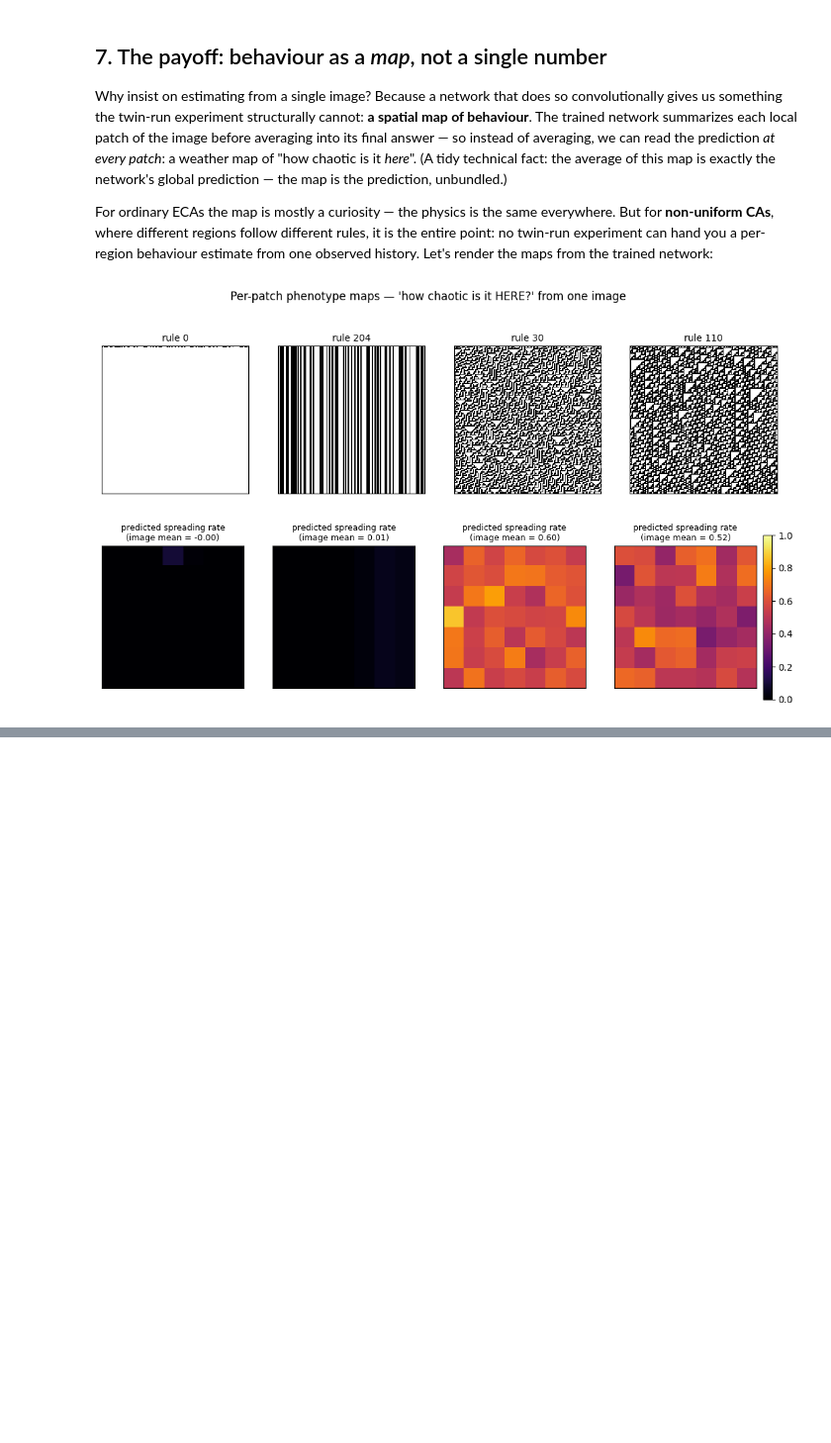
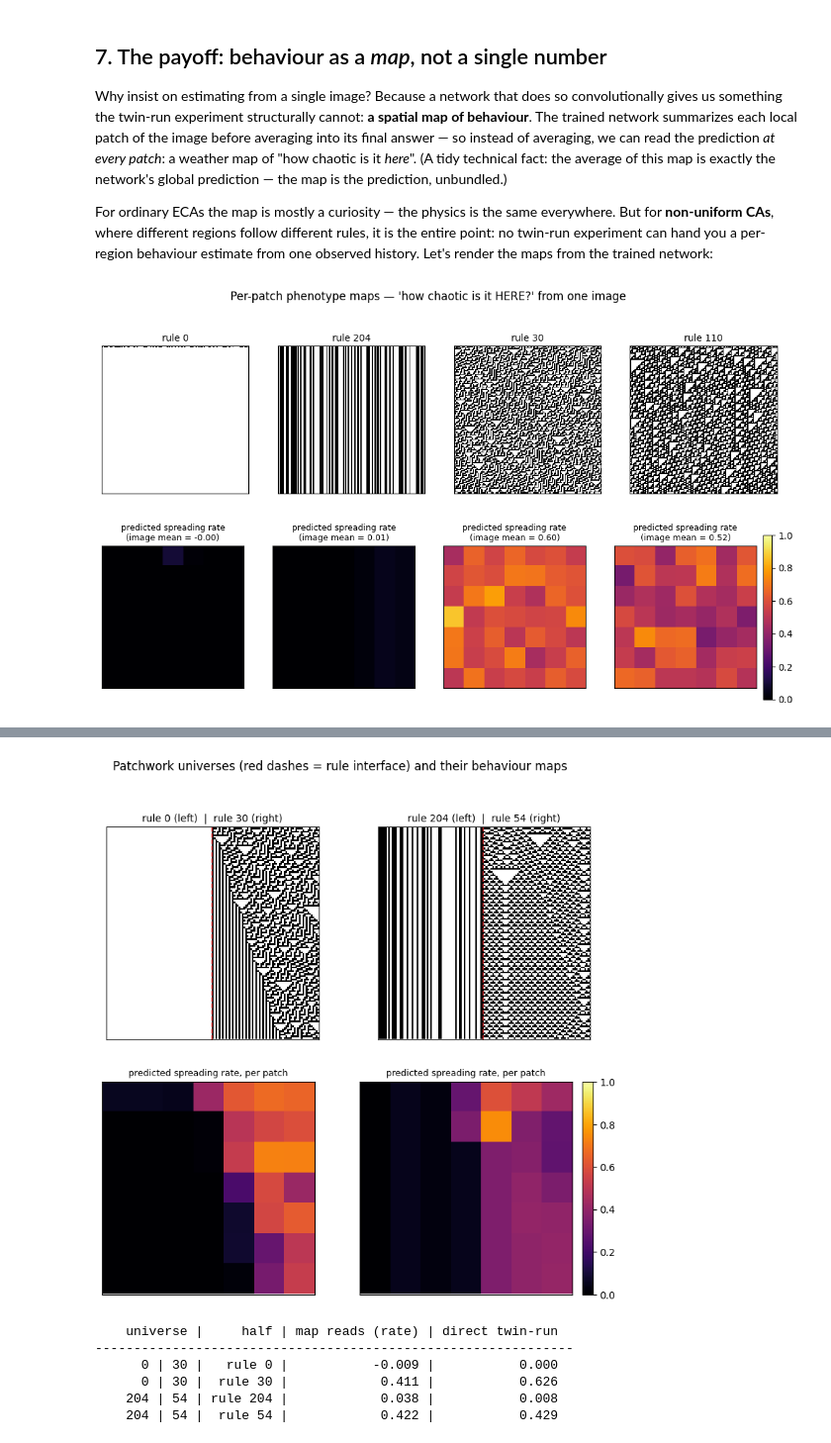
Before and after one commit to mrollier/caspectra, a Jupyter notebook: notebooks/04_invariant_amortization.ipynb, the cells around one changed output, grey strips where cells are left out. Shown at 99% size. Cells and saved outputs as stored; diff of their text form; code cells hidden in the pictures; blank space fills up the shorter version.

```diff
--- a/notebooks/04_invariant_amortization.ipynb
+++ b/notebooks/04_invariant_amortization.ipynb
@@ -483,0 +507,66 @@ known next steps on this thread.
+# %%
+from caspectra.ca.nuca import NonUniformCA, half_mask
+from caspectra.eval.nuca_metrics import region_columns, region_means
+
+# The revised "local-norm" network (runs/lever_a_local) and its scaler.
+cfg_local = ExperimentConfig.from_yaml(str(ROOT / "configs/lever_a_local.yaml"))
+ck_local = torch.load(ROOT / "runs/lever_a_local/checkpoint_final.pt",
+                      map_location="cpu", weights_only=False)
+model_local = build_model(cfg_local.model)
+model_local.load_state_dict(ck_local["model_state"])
+model_local.eval()
+mean_l = torch.tensor(ck_local["scaler_mean"], dtype=torch.float32)
+std_l = torch.tensor(ck_local["scaler_std"], dtype=torch.float32)
+
+MASK = half_mask(127)  # rule_a on cells [0, 63), rule_b on the rest of the ring
+
+
+def composed(rule_left, rule_right, seed=3):
+    rng = np.random.default_rng(seed)
+    return NonUniformCA(rule_left, rule_right, MASK).random_diagram(127, 127, rng)
+
+
+def phenotype_map(model_, mean_, std_, img):
+    x = torch.from_numpy(img).float().unsqueeze(0).unsqueeze(0)
+    with torch.no_grad():
+        pmap = model_.predict_map(x) * std_.view(1, -1, 1, 1) + mean_.view(1, -1, 1, 1)
+    return pmap[0].numpy()
+
+
+pairs = [(0, 30), (204, 54)]
+fig, axes = plt.subplots(2, 2, figsize=(9, 8.5))
+for col, (ra, rb) in enumerate(pairs):
+    img = composed(ra, rb)
+    pmap = phenotype_map(model_local, mean_l, std_l, img)
+    axes[0, col].imshow(img, cmap="binary", interpolation="nearest")
+    axes[0, col].axvline(62.5, color="tab:red", lw=1.2, ls="--")
+    axes[0, col].set_title(f"rule {ra} (left)  |  rule {rb} (right)", fontsize=10)
+    im = axes[1, col].imshow(pmap[RATE], cmap="inferno", vmin=0, vmax=1,
+                             interpolation="nearest")
+    axes[1, col].set_title("predicted spreading rate, per patch", fontsize=9)
+    for ax in axes[:, col]:
+        ax.set_xticks([]); ax.set_yticks([])
+fig.colorbar(im, ax=axes[1, :].tolist(), fraction=0.03, pad=0.02)
+fig.suptitle("Patchwork universes (red dashes = rule interface) and their behaviour maps", y=0.99)
+plt.show()
+
+# Read the map per half (interface band excluded) vs the direct experiment.
+cols_by_region, _ = region_columns(MASK, map_width=7, exclusion_px=16.0)
+rng = np.random.default_rng(1)
+print(f"{'universe':>12} | {'half':>8} | {'map reads (rate)':>16} | {'direct twin-run':>15}")
+print("-" * 62)
+for ra, rb in pairs:
+    img = composed(ra, rb)
+    means = region_means(phenotype_map(model_local, mean_l, std_l, img), cols_by_region)
+    for region, rule in [(0, ra), (1, rb)]:
+        true = damage_spreading_features(rule, width=127, n_pairs=32, rng=rng)[RATE]
+        print(f"{f'{ra} | {rb}':>12} | {f'rule {rule}':>8} "
+              f"| {means[region][RATE]:>16.3f} | {true:>15.3f}")
+# %% [output]
+[figure, added]
+    universe |     half | map reads (rate) | direct twin-run
+--------------------------------------------------------------
+      0 | 30 |   rule 0 |           -0.009 |           0.000
+      0 | 30 |  rule 30 |            0.411 |           0.626
+    204 | 54 | rule 204 |            0.038 |           0.008
+    204 | 54 |  rule 54 |            0.422 |           0.429
```
Also changed, not shown: parts of 8 cells of this notebook, 1 other file.
